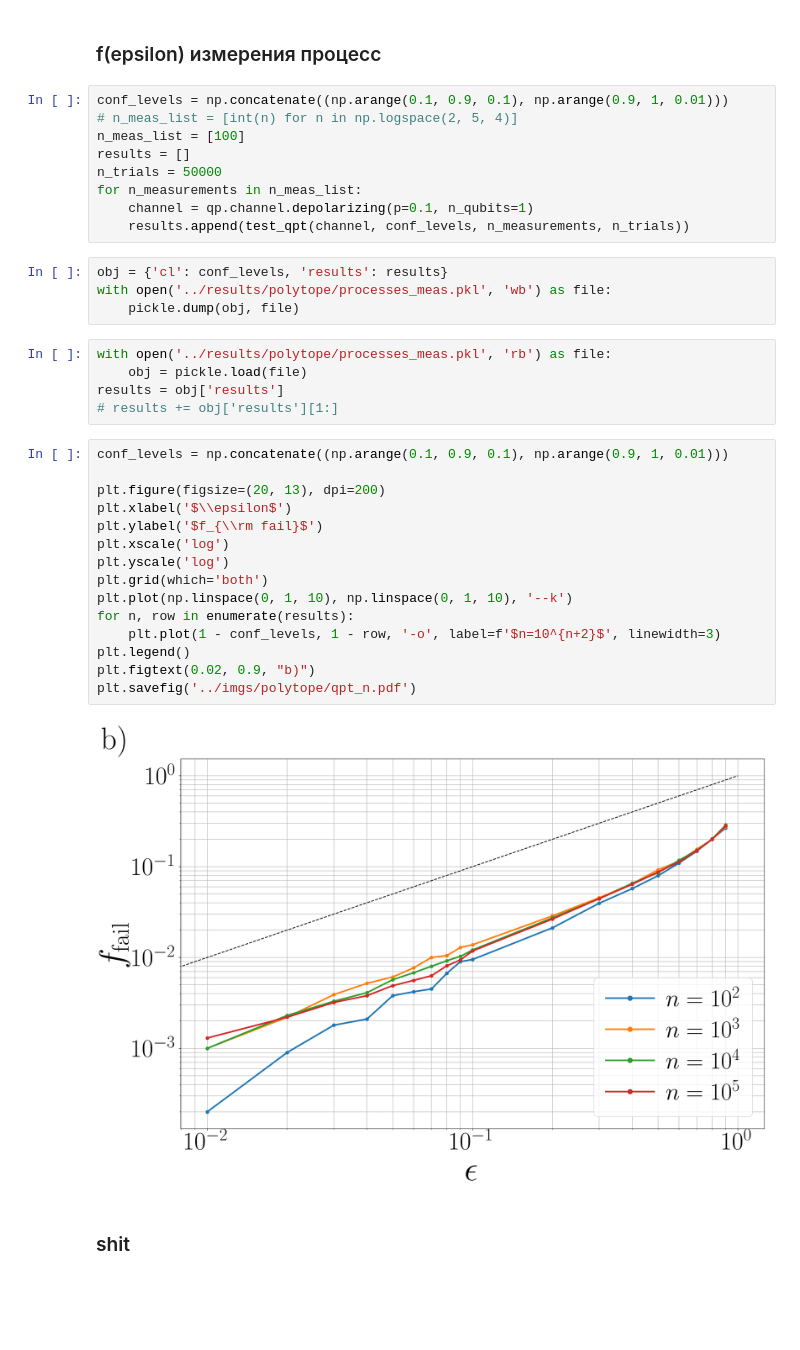
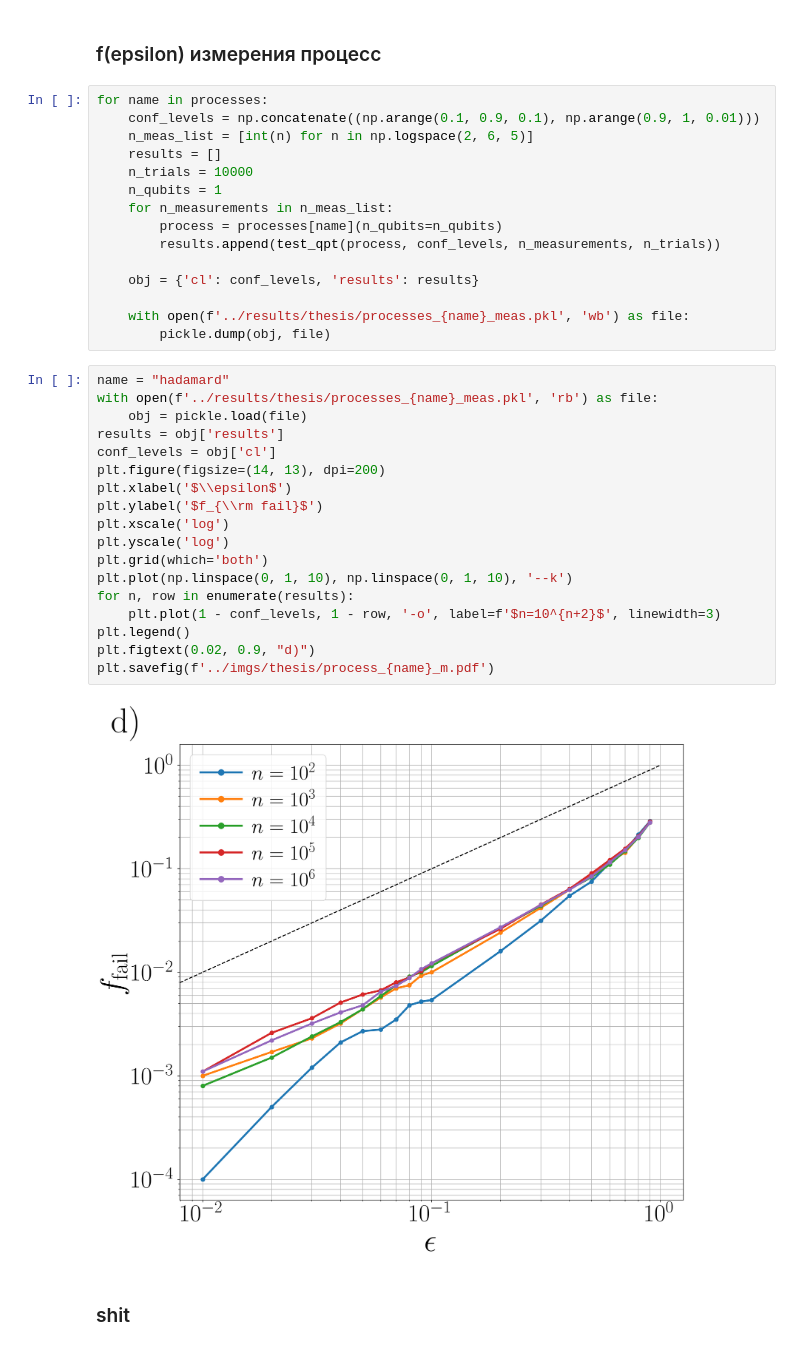
Before and after one commit to nordmtr/quantpy, a Jupyter notebook: notebooks/Sandbox.ipynb, the cells around one changed output. Drawn from its saved outputs; the diff is of its cells as text; blank space fills up the shorter version.

```diff
--- a/notebooks/Sandbox.ipynb
+++ b/notebooks/Sandbox.ipynb
@@ -502,40 +503,40 @@ plt.savefig('../imgs/polytope/qpt_N.pdf')
 # %% [markdown]
 ### f(epsilon) измерения процесс
 # %%
-conf_levels = np.concatenate((np.arange(0.1, 0.9, 0.1), np.arange(0.9, 1, 0.01)))
-# n_meas_list = [int(n) for n in np.logspace(2, 5, 4)]
-n_meas_list = [100]
-results = []
-n_trials = 50000
-for n_measurements in n_meas_list:
-    channel = qp.channel.depolarizing(p=0.1, n_qubits=1)
-    results.append(test_qpt(channel, conf_levels, n_measurements, n_trials))
+for name in processes:
+    conf_levels = np.concatenate((np.arange(0.1, 0.9, 0.1), np.arange(0.9, 1, 0.01)))
+    n_meas_list = [int(n) for n in np.logspace(2, 6, 5)]
+    results = []
+    n_trials = 10000
+    n_qubits = 1
+    for n_measurements in n_meas_list:
+        process = processes[name](n_qubits=n_qubits)
+        results.append(test_qpt(process, conf_levels, n_measurements, n_trials))
+
+    obj = {'cl': conf_levels, 'results': results}
+
+    with open(f'../results/thesis/processes_{name}_meas.pkl', 'wb') as file:
+        pickle.dump(obj, file)
-# %%
-obj = {'cl': conf_levels, 'results': results}
-with open('../results/polytope/processes_meas.pkl', 'wb') as file:
-    pickle.dump(obj, file)
-# %%
-with open('../results/polytope/processes_meas.pkl', 'rb') as file:
-    obj = pickle.load(file)
-results = obj['results']
-# results += obj['results'][1:]
 # %%
-conf_levels = np.concatenate((np.arange(0.1, 0.9, 0.1), np.arange(0.9, 1, 0.01)))
-
-plt.figure(figsize=(20, 13), dpi=200)
+name = "hadamard"
+with open(f'../results/thesis/processes_{name}_meas.pkl', 'rb') as file:
+    obj = pickle.load(file)
+results = obj['results']
+conf_levels = obj['cl']
+plt.figure(figsize=(14, 13), dpi=200)
 plt.xlabel('$\\epsilon$')
 plt.ylabel('$f_{\\rm fail}$')
 plt.xscale('log')
 plt.yscale('log')
 plt.grid(which='both')
 plt.plot(np.linspace(0, 1, 10), np.linspace(0, 1, 10), '--k')
 for n, row in enumerate(results):
     plt.plot(1 - conf_levels, 1 - row, '-o', label=f'$n=10^{n+2}$', linewidth=3)
 plt.legend()
-plt.figtext(0.02, 0.9, "b)")
-plt.savefig('../imgs/polytope/qpt_n.pdf')
+plt.figtext(0.02, 0.9, "d)")
+plt.savefig(f'../imgs/thesis/process_{name}_m.pdf')
 # %% [output]
-[figure, old version]
+[figure, new version]
 # %% [markdown]
 ### shit
 # %%
```
Also changed, not shown: parts of 19 cells of this notebook, 26 other files.
